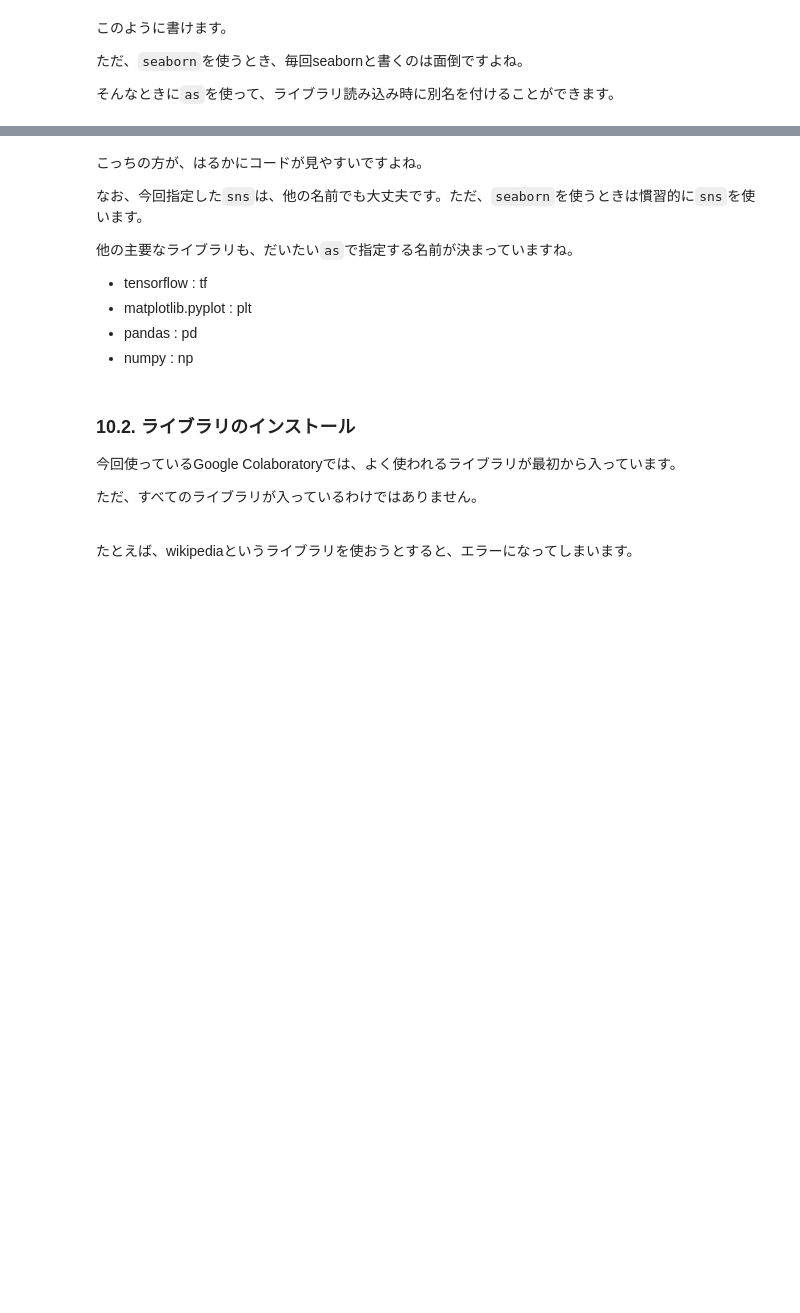
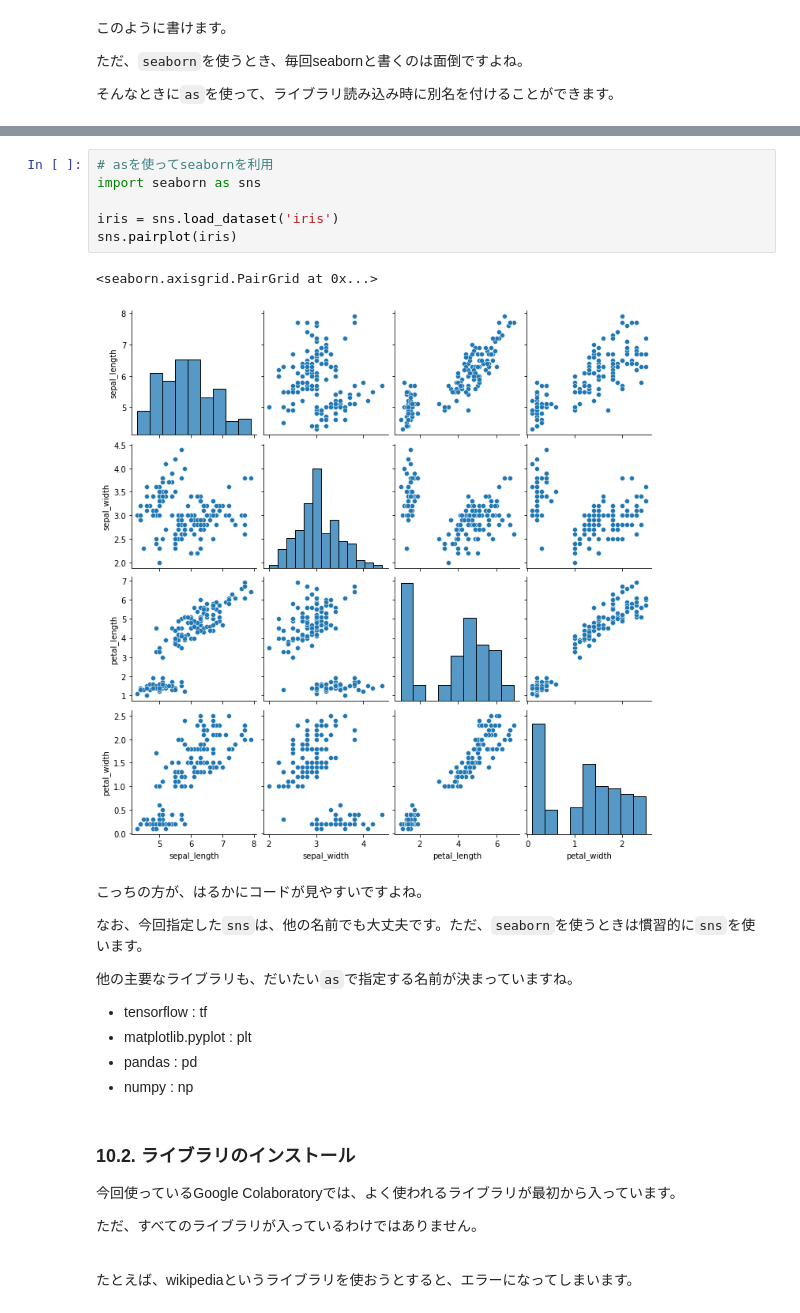
Before and after one commit to tamo-mle/MachineLearning_RoadMap, a Jupyter notebook: Python_Introduction.ipynb, the cells around one changed output, grey strips where cells are left out. Saved outputs shown, nothing was run; the diff lists cells and outputs as text; blank space fills up the shorter version.

```diff
--- a/Python_Introduction.ipynb
+++ b/Python_Introduction.ipynb
@@ -2876,3 +2928,12 @@ Pythonはライブラリが豊富なプログラミング言語です。
+# %%
+# asを使ってseabornを利用
+import seaborn as sns
+
+iris = sns.load_dataset('iris')
+sns.pairplot(iris)
+# %% [output]
+<seaborn.axisgrid.PairGrid at 0x...>
+[figure, added]
 # %% [markdown]
 こっちの方が、はるかにコードが見やすいですよね。
 
```
Also changed, not shown: parts of 24 cells of this notebook.
